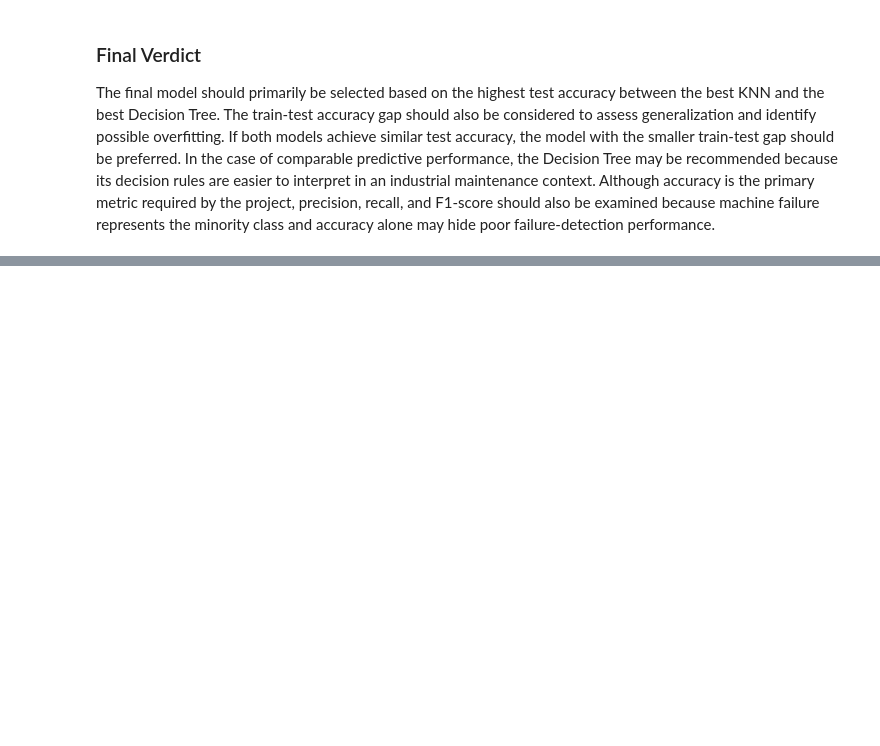
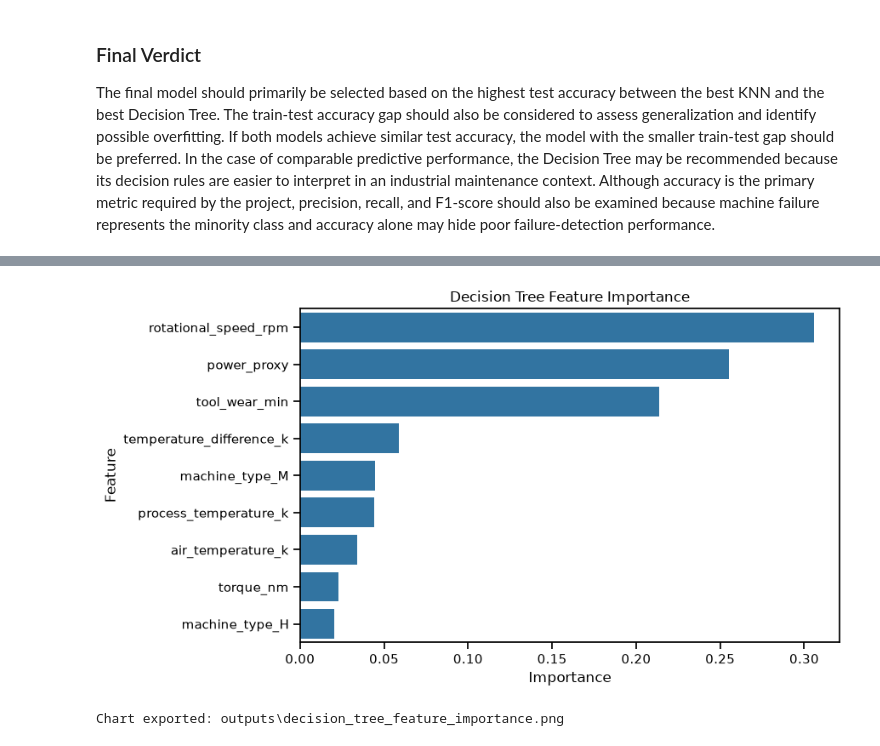
Before and after one commit to renan-leme/predictive-maintenance-SCTEC, a Jupyter notebook: predictive_mantainence.ipynb, the cells around one changed output, grey strips where cells are left out. Drawn from its saved outputs; the diff is of its cells as text; code cells hidden in the pictures; blank space fills up the shorter version.

```diff
--- a/predictive_mantainence.ipynb
+++ b/predictive_mantainence.ipynb
@@ -959,0 +962,6 @@ The final model should primarily be selected based on the highest test accuracy
+# %%
+feature_importance_df=pd.DataFrame({
+    "feature":X_train_prepared.columns,
+    "importance":best_tree_model.feature_importances_,
+}).sort_values("importance",ascending=False)
+feature_importance_df
@@ -959,0 +979,10 @@ The final model should primarily be selected based on the highest test accuracy
+# %%
+plt.figure(figsize=(9,5))
+sns.barplot(data=feature_importance_df,x="importance",y="feature")
+plt.title("Decision Tree Feature Importance"); plt.xlabel("Importance"); plt.ylabel("Feature")
+plt.tight_layout()
+file_path=os.path.join(OUTPUT_DIR,"decision_tree_feature_importance.png")
+plt.savefig(file_path,dpi=150,bbox_inches="tight"); plt.show(); plt.close(); print(f"Chart exported: {file_path}")
+# %% [output]
+[figure, added]
+Chart exported: outputs\decision_tree_feature_importance.png
```
Also changed, not shown: parts of 3 cells of this notebook.
